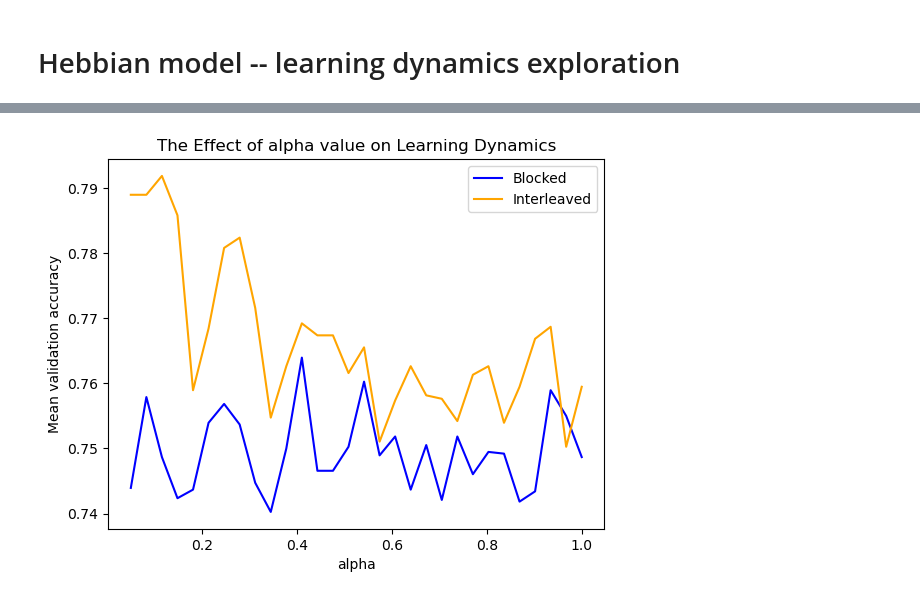
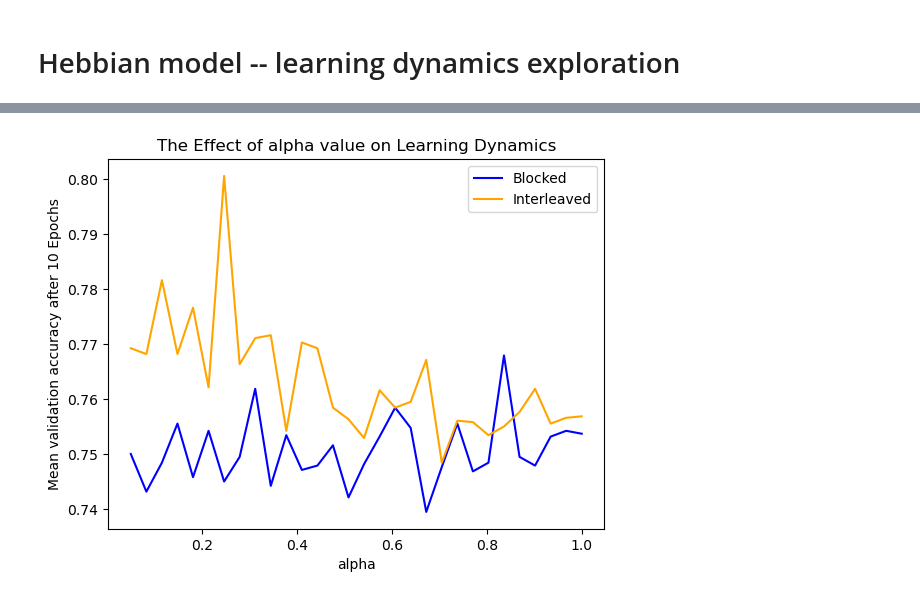
Before and after one commit to CalculatorAddict/ISC-ablations, a Jupyter notebook: hebbian_learning.ipynb, the cells around one changed output, grey strips where cells are left out. Drawn from its saved outputs; the diff is of its cells as text; code cells hidden in the pictures.

Commit message:
update hebbian gridsearch

```diff
--- a/hebbian_learning.ipynb
+++ b/hebbian_learning.ipynb
@@ -3,5 +3,15 @@
 # %%
 import pandas as pd
 import numpy as np
+from experimental_setups import hebbian_model
 
-error_data = pd.read_csv('data/hebbian_alpha_experiment.csv')
+error_data = []
+num_epochs = 10
+
+for alpha in np.linspace(0.05,1,30):
+    print(f'Now training Hebbian model with alpha={alpha:.2f}...')
+    error_data += hebbian_model.run_hebbian_experiment(num_epochs, alpha)
+    print('\t...finished!\n')
+
+error_data = pd.concat(error_data,axis=0)
+error_data.to_csv('data/hebbian_alpha_experiment.csv')
@@ -13,29 +41,29 @@ errs_alpha_interleaved = errs_alpha_interleaved['acc'].mean()
 # %%
 import matplotlib.pyplot as plt
 
 mean_accs_blocked, mean_accs_interleaved = [], []
 for alpha in np.linspace(0.05,1,30):
     errs_alpha_blocked = error_data
     errs_alpha_blocked = errs_alpha_blocked[errs_alpha_blocked['alpha']==alpha]
     errs_alpha_blocked = errs_alpha_blocked[errs_alpha_blocked['condition']=='blocked']
     errs_alpha_blocked = errs_alpha_blocked['acc'].mean()
 
     errs_alpha_interleaved = error_data
     errs_alpha_interleaved = errs_alpha_interleaved[errs_alpha_interleaved['alpha']==alpha]
     errs_alpha_interleaved = errs_alpha_interleaved[errs_alpha_interleaved['condition']=='interleaved']
     errs_alpha_interleaved = errs_alpha_interleaved['acc'].mean()
 
     mean_accs_blocked.append(errs_alpha_blocked)
     mean_accs_interleaved.append(errs_alpha_interleaved)
 
 plt.plot(np.linspace(0.05,1,30), mean_accs_blocked, color='blue', label='Blocked')
 plt.plot(np.linspace(0.05,1,30), mean_accs_interleaved, color='orange', label='Interleaved')
 
 plt.title('The Effect of alpha value on Learning Dynamics')
 plt.legend()
 plt.xlabel('alpha')
-plt.ylabel('Mean validation accuracy after 10 Epochs')
+plt.ylabel(f'Mean validation accuracy after {num_epochs} Epochs')
 
 plt.show()
 # %% [output]
-[figure, old version]
+[figure, new version]
```
Also changed, not shown: parts of 1 cell of this notebook, 2 other files.
